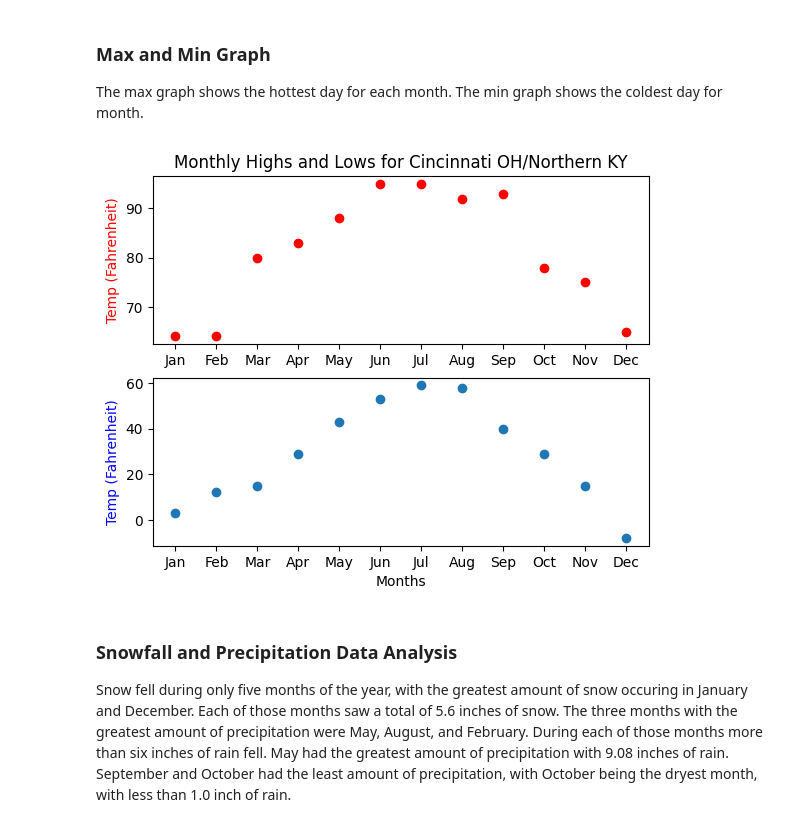
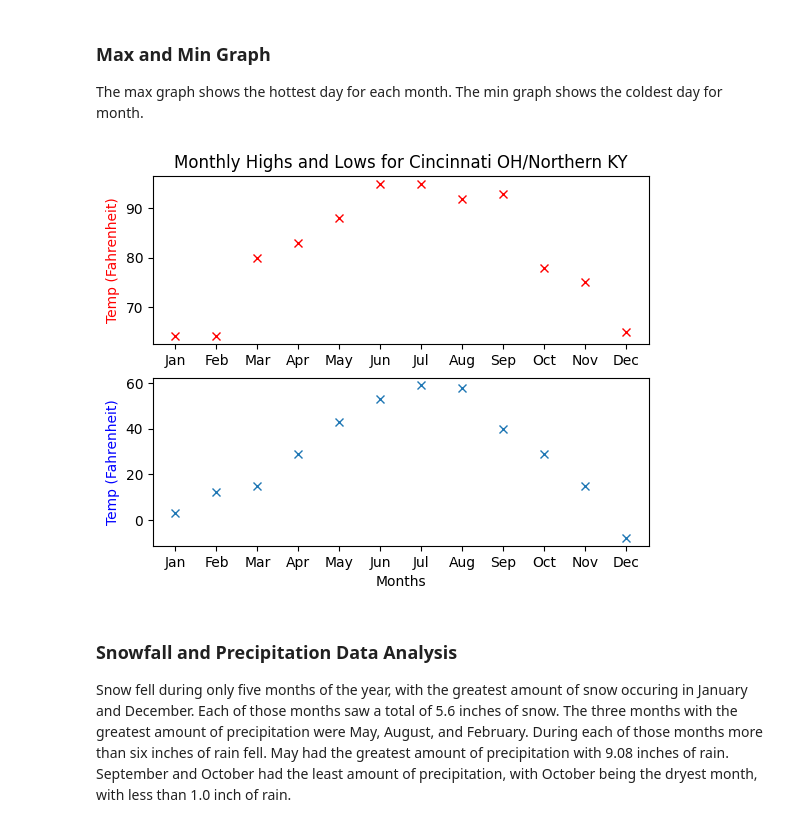
Before and after one commit to BerisDizdar/City_Weather_Comparison, a Jupyter notebook: City_Weather_Comparison.ipynb, the cells around one changed output. Drawn from its saved outputs; the diff is of its cells as text; code cells hidden in the pictures.

Commit message:
Graph updates

```diff
--- a/City_Weather_Comparison.ipynb
+++ b/City_Weather_Comparison.ipynb
@@ -205,26 +205,26 @@ The max graph shows the hottest day for each month. The min graph shows the cold
 # %%
 # Plot 1
 
 x = months
 y = Cin_NKY_monthly_max
 plt.subplot(2, 1, 1,)
-plt.plot(x, y, 'o', color='r')
+plt.plot(x, y, 'x', color='r')
 plt.title('Monthly Highs and Lows for Cincinnati OH/Northern KY')
 #plt.xlabel('Months')
 plt.ylabel('Temp (Fahrenheit)', color='r')
 
 # Plot 2
 x = months
 y = Cin_NKY_monthly_min
 plt.subplot(2, 1, 2)
-plt.plot(x, y, 'o')
+plt.plot(x, y, 'x')
 #plt.title('Lows for Cin/NKY')
 plt.xlabel('Months')
 plt.ylabel('Temp (Fahrenheit)', color='b')
 
 plt.show()
 # %% [output]
-[figure, old version]
+[figure, new version]
 # %% [markdown]
 ### Snowfall and Precipitation Data Analysis
 Snow fell during only five months of the year, with the greatest amount of snow occuring in January and December. Each of those months saw a total of 5.6 inches of snow. The three months with the greatest amount of precipitation were May, August, and February. During each of those months more than six inches of rain fell. May had the greatest amount of precipitation with 9.08 inches of rain. September and October had the least amount of precipitation, with October being the dryest month, with less than 1.0 inch of rain.
```
Also changed, not shown: parts of 1 cell of this notebook.
